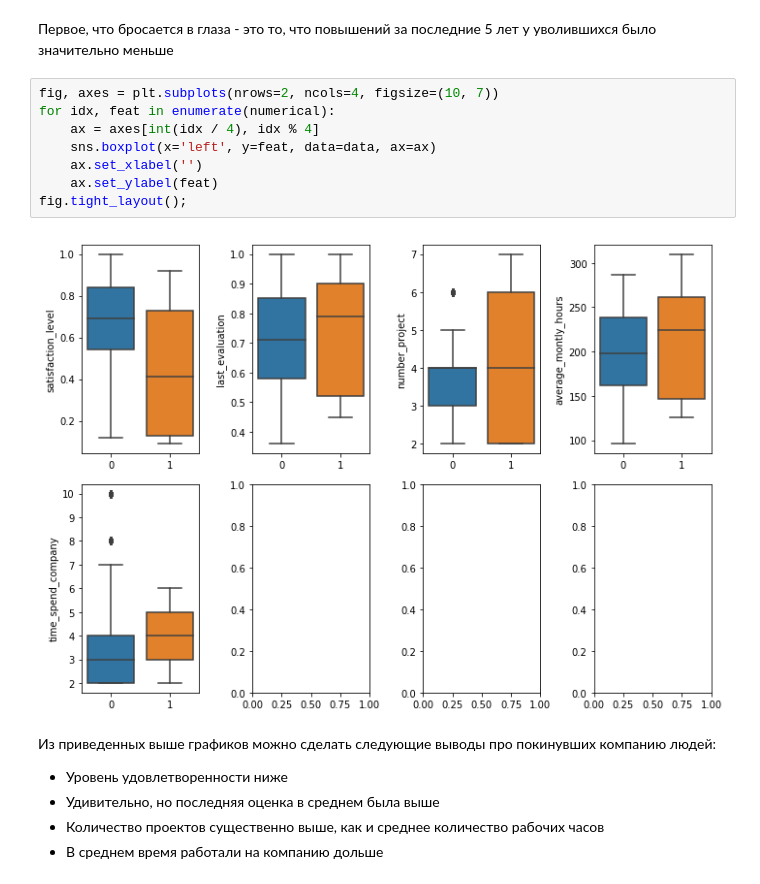
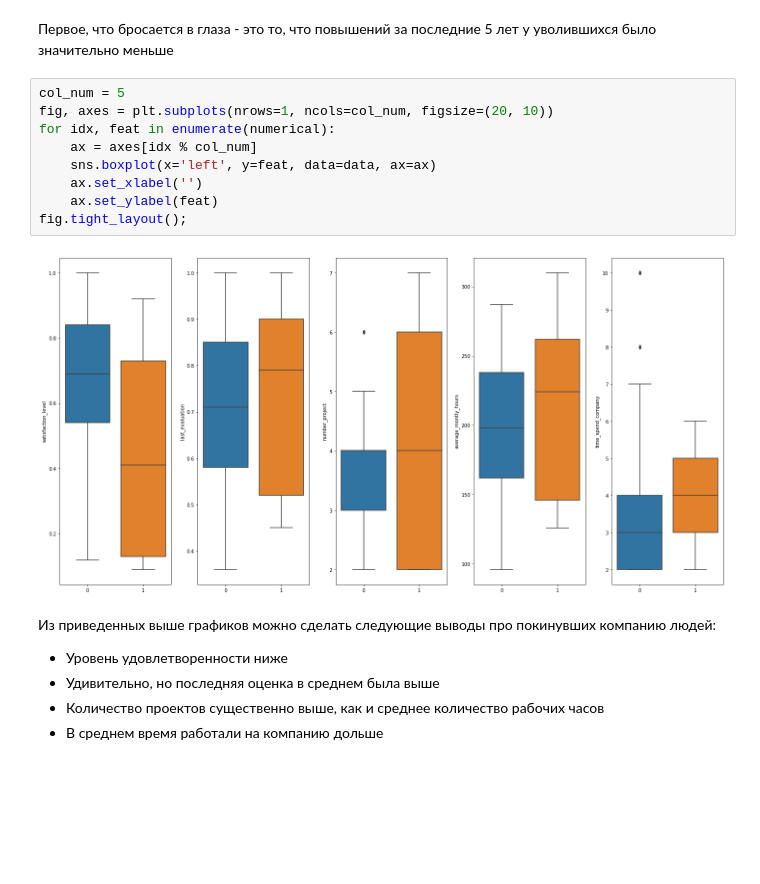
Before and after one commit to AlexNepochatykh/netology-ds, a Jupyter notebook: python/final_project/final_statistics_project.ipynb, the cells around one changed output. Saved outputs shown, nothing was run; the diff lists cells and outputs as text; blank space fills up the shorter version.

```diff
--- a/python/final_project/final_statistics_project.ipynb
+++ b/python/final_project/final_statistics_project.ipynb
@@ -218,15 +217,16 @@ data.groupby('left').mean()
 # %% [markdown]
 Первое, что бросается в глаза - это то, что повышений за последние 5 лет у уволившихся было значительно меньше
 # %%
-fig, axes = plt.subplots(nrows=2, ncols=4, figsize=(10, 7))
+col_num = 5
+fig, axes = plt.subplots(nrows=1, ncols=col_num, figsize=(20, 10))
 for idx, feat in enumerate(numerical):
-    ax = axes[int(idx / 4), idx % 4]
+    ax = axes[idx % col_num]
     sns.boxplot(x='left', y=feat, data=data, ax=ax)
     ax.set_xlabel('')
     ax.set_ylabel(feat)
 fig.tight_layout();
 # %% [output]
-[figure, old version]
+[figure, new version]
 # %% [markdown]
 Из приведенных выше графиков можно сделать следующие выводы про покинувших компанию людей:
 * Уровень удовлетворенности ниже
```
Also changed, not shown: parts of 2 cells of this notebook.
